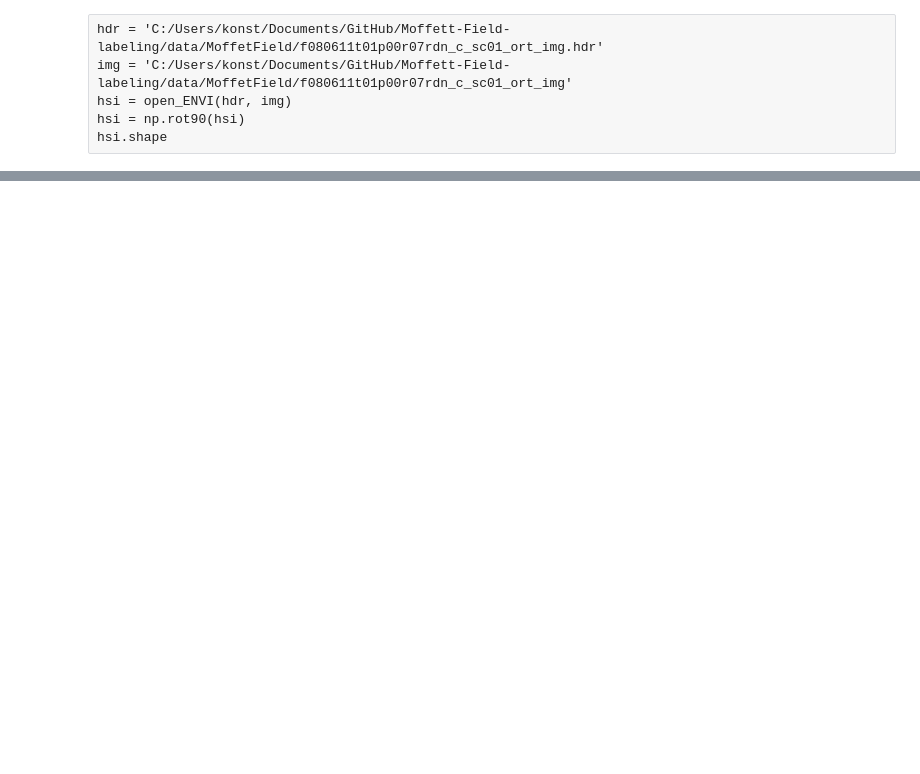
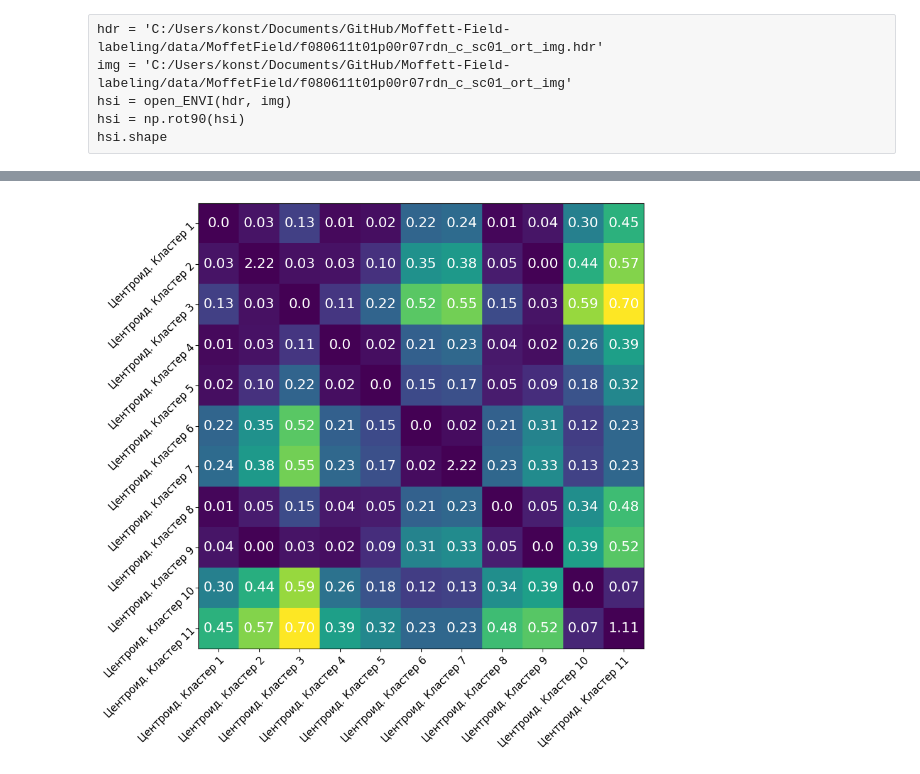
Before and after one commit to Kosty1024Bit/HSI-Processing, a Jupyter notebook: hsip test.ipynb, the cells around one changed output, grey strips where cells are left out. Drawn from its saved outputs; the diff is of its cells as text; code cells hidden in the pictures; blank space fills up the shorter version.

```diff
--- a/hsip test.ipynb
+++ b/hsip test.ipynb
@@ -74,0 +80,5 @@ print(model1.medoids.shape)
+# %%
+cross_corr_mat = get_cross_correlation_matrix(model.centroids, metric='cosine')
+show_corr_matrix(cross_corr_mat, [f'Центроид. Кластер {i+1}' for i in range(cross_corr_mat.shape[0])], 'asdas')
+# %% [output]
+[figure, added]
```
Also changed, not shown: parts of 53 cells of this notebook.
